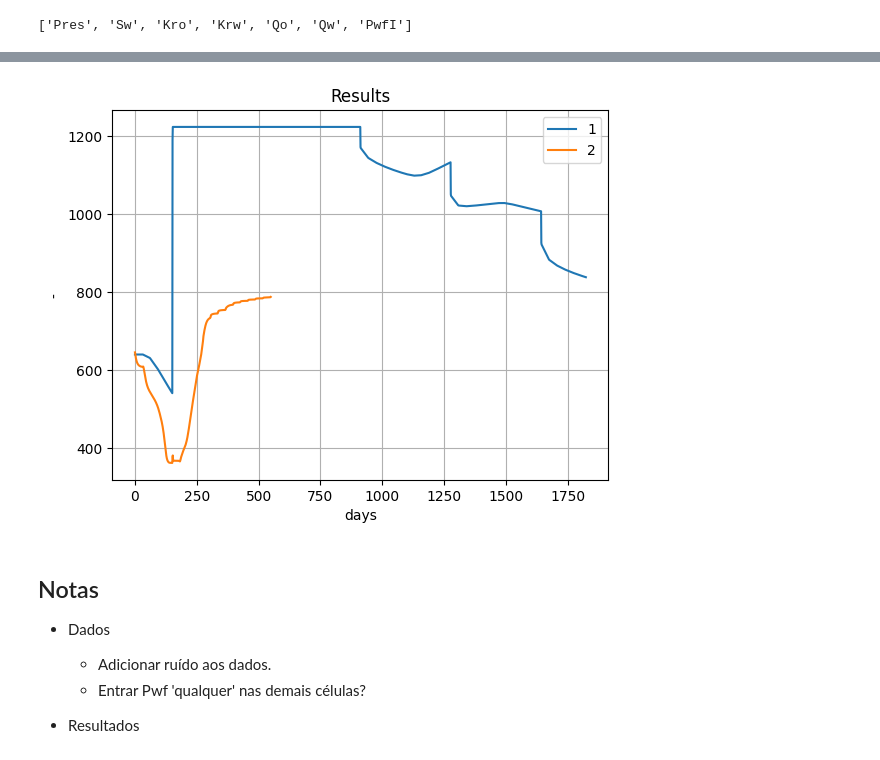
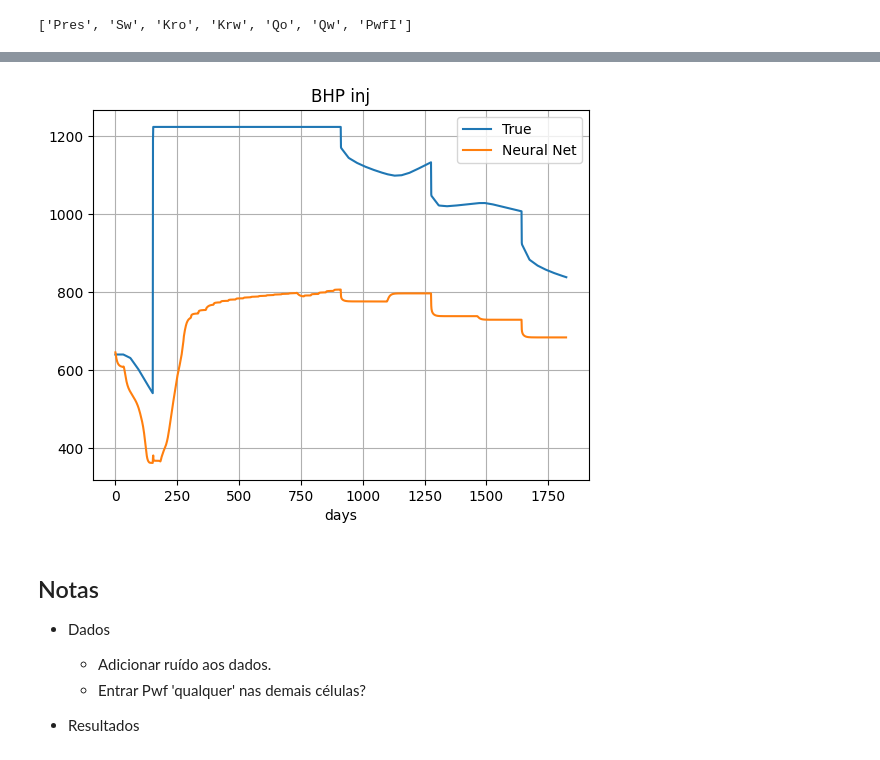
Before and after one commit to TiagoCAAmorim/SimModels, a Jupyter notebook: graph_nn/build_rnn.ipynb, the cells around one changed output, grey strips where cells are left out. Drawn from its saved outputs; the diff is of its cells as text; code cells hidden in the pictures.

```diff
--- a/graph_nn/build_rnn.ipynb
+++ b/graph_nn/build_rnn.ipynb
@@ -1090,7 +1090,7 @@ plot_time_series(Qw_prod[:,1], Qw_nn[:550])
 # %%
-plot_time_series(Pwf_inj[:,1], Pwf_inj_nn[:550])
+plot_time_series(Pwf_inj[:,1], Pwf_inj_nn[:], label1="True", label2="Neural Net", title="BHP inj")
 # %% [output]
-[figure, old version]
+[figure, new version]
 # %%
 # plot_time_series(Pwf_inj[:,1])
 # plot_time_series(Wp_inj[:,1])
```
Also changed, not shown: parts of 3 cells of this notebook.
